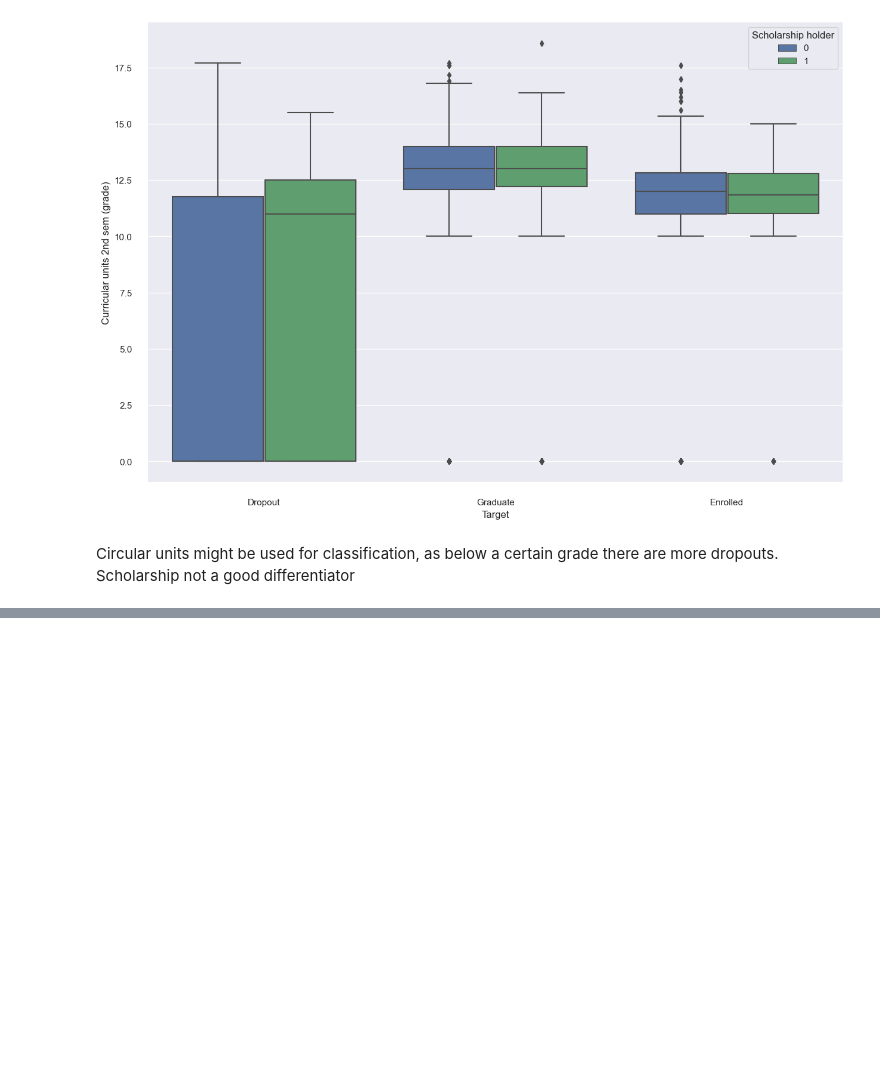
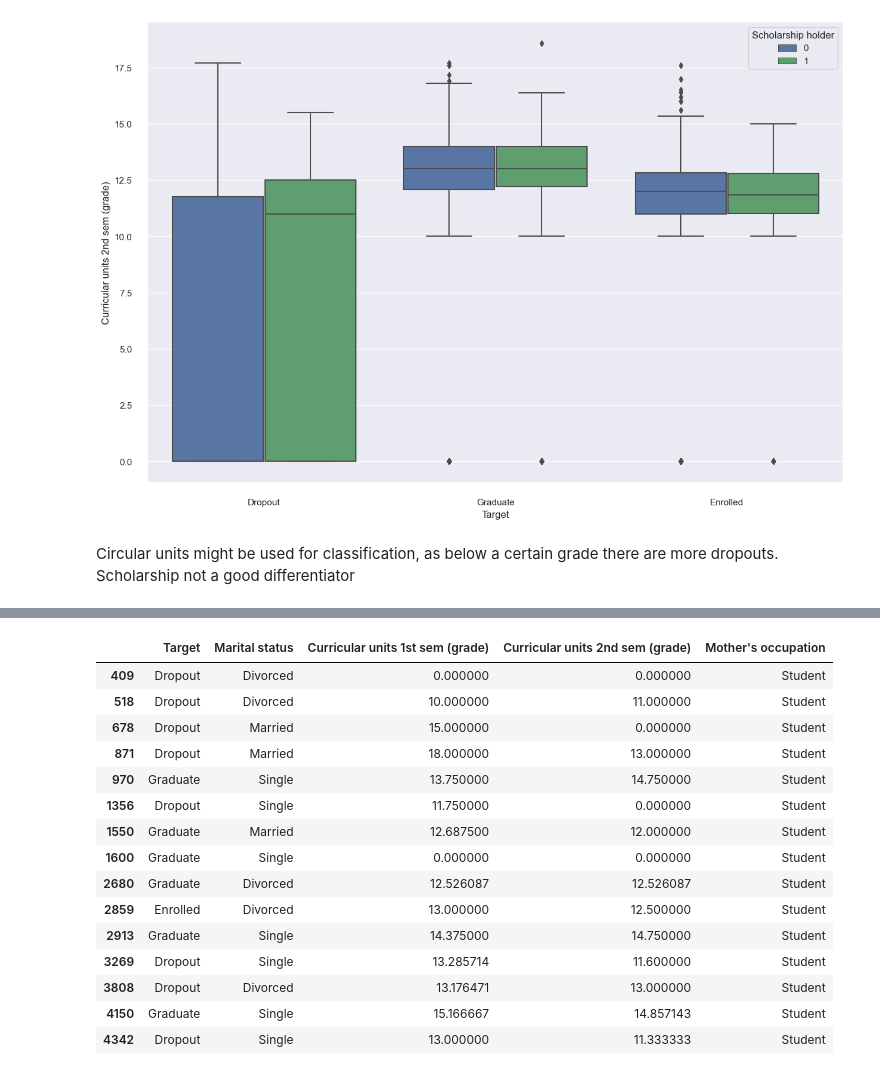
Before and after one commit to tersimdev/dropout-data-sci, a Jupyter notebook: Terence.ipynb, the cells around one changed output, grey strips where cells are left out. Cells and saved outputs as stored; diff of their text form; code cells hidden in the pictures; blank space fills up the shorter version.

```diff
--- a/Terence.ipynb
+++ b/Terence.ipynb
@@ -449,0 +542,3 @@ Scholarship not a good differentiator
+# %%
+for col in ["Target","Mother's occupation", "Marital status"]:
+    outlierDf[col].replace(convert_numeric_to_cat(col), inplace=True)
@@ -449,0 +559,19 @@ Scholarship not a good differentiator
+# %%
+outlierDf[outlierDf["Mother's occupation"] == "Student"]
+# %% [output]
+|  | Target | Marital status | Curricular units 1st sem (grade) | Curricular units 2nd sem (grade) | Mother's occupation |
+| 409 | Dropout | Divorced | 0.000000 | 0.000000 | Student |
+| 518 | Dropout | Divorced | 10.000000 | 11.000000 | Student |
+| 678 | Dropout | Married | 15.000000 | 0.000000 | Student |
+| 871 | Dropout | Married | 18.000000 | 13.000000 | Student |
+| 970 | Graduate | Single | 13.750000 | 14.750000 | Student |
+| 1356 | Dropout | Single | 11.750000 | 0.000000 | Student |
+| 1550 | Graduate | Married | 12.687500 | 12.000000 | Student |
+| 1600 | Graduate | Single | 0.000000 | 0.000000 | Student |
+| 2680 | Graduate | Divorced | 12.526087 | 12.526087 | Student |
+| 2859 | Enrolled | Divorced | 13.000000 | 12.500000 | Student |
+| 2913 | Graduate | Single | 14.375000 | 14.750000 | Student |
+| 3269 | Dropout | Single | 13.285714 | 11.600000 | Student |
+| 3808 | Dropout | Divorced | 13.176471 | 13.000000 | Student |
+| 4150 | Graduate | Single | 15.166667 | 14.857143 | Student |
+| 4342 | Dropout | Single | 13.000000 | 11.333333 | Student |
```
Also changed, not shown: parts of 17 cells of this notebook.
